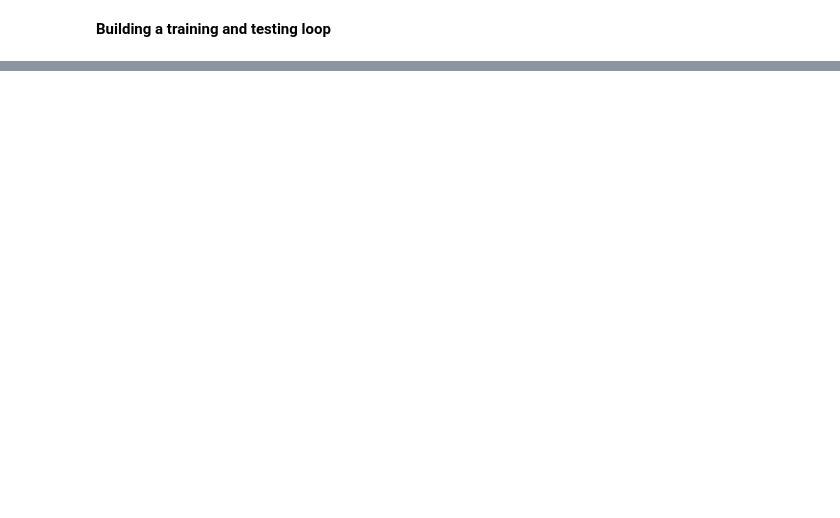
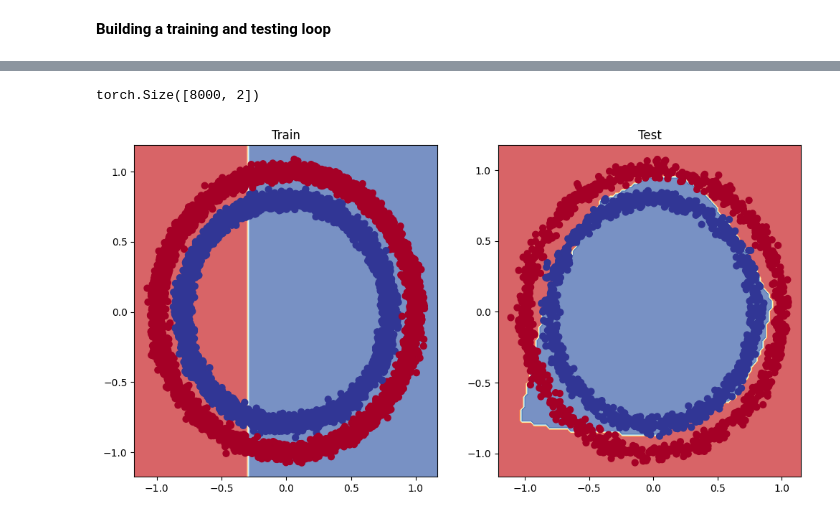
Before and after one commit to ManasviAtGitHub/pytorch_deep_learning, a Jupyter notebook: PyTorch_03_Classification.ipynb, the cells around one changed output, grey strips where cells are left out. Saved outputs shown, nothing was run; the diff lists cells and outputs as text; code cells hidden in the pictures; blank space fills up the shorter version.

```diff
--- a/PyTorch_03_Classification.ipynb
+++ b/PyTorch_03_Classification.ipynb
@@ -346,0 +386,11 @@ Epoch:90 | Loss: 0.69332, Acc: 50.38% | Test loss: 0.69368, Test acc: 50.00%
+# %%
+
+import torch
+from sklearn.model_selection import train_test_split
+# Split into train and test sets
+X_train, X_test, y_train, y_test = train_test_split(X,
+                                                    y,
+                                                    test_size=0.2,
+                                                    random_state=42)
+
+X_train[:5], y_train[:5]
@@ -346,0 +406,17 @@ Epoch:90 | Loss: 0.69332, Acc: 50.38% | Test loss: 0.69368, Test acc: 50.00%
+# %%
+from torch import nn
+class CircleModelV2(nn.Module):
+
+  def __init__(self):
+    super().__init__()
+    self.layer_1 = nn.Linear(in_features = 2, out_features = 10)
+    self.layer_2 = nn.Linear(in_features = 10, out_features = 10)
+    self.layer_3 = nn.Linear(in_features = 10, out_features = 1)
+    self.relu = nn.ReLU()
+
+  def forward(self,x):
+    return self.layer_3(self.relu(self.layer_2(self.relu(self.layer_1(x)))))
+
+
+model_3 = CircleModelV2().to(device)
+model_3
@@ -346,0 +430,6 @@ Epoch:90 | Loss: 0.69332, Acc: 50.38% | Test loss: 0.69368, Test acc: 50.00%
+# %%
+
+# Setup loss and optimizer
+loss_fn = nn.BCEWithLogitsLoss()
+optimizer = torch.optim.SGD(model_3.parameters(),
+                            lr=0.1)
@@ -346,0 +501,15 @@ Epoch:90 | Loss: 0.69332, Acc: 50.38% | Test loss: 0.69368, Test acc: 50.00%
+# %%
+X_train.shape
+# %% [output]
+torch.Size([8000, 2])
+# %%
+# Plot decision boundaries
+plt.figure(figsize=(12, 6))
+plt.subplot(1, 2, 1)
+plt.title("Train")
+plot_decision_boundary(model_0, X_train, y_train) # model_1 = no non-linearity
+plt.subplot(1, 2, 2)
+plt.title("Test")
+plot_decision_boundary(model_3, X_test, y_test) # model_3 = has non-linearity
+# %% [output]
+[figure, added]
```
Also changed, not shown: parts of 37 cells of this notebook.
